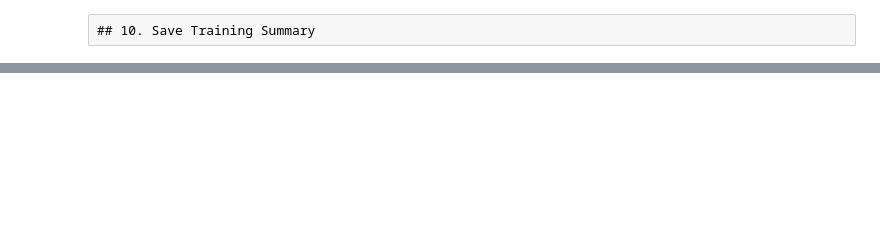
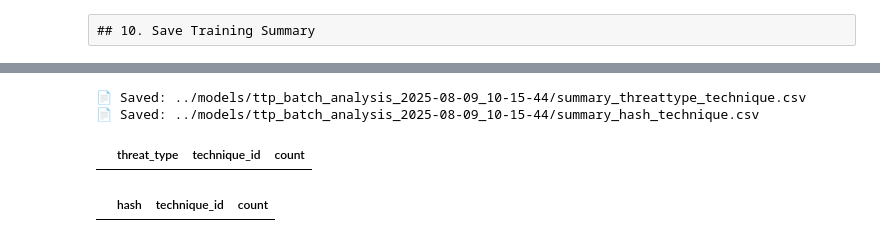
Before and after one commit to minhhuysgdev/LLM-TKIG, a Jupyter notebook: notebooks/04_ttp_classification_training.ipynb, the cells around one changed output, grey strips where cells are left out. Saved outputs shown, nothing was run; the diff lists cells and outputs as text; code cells hidden in the pictures; blank space fills up the shorter version.

```diff
--- a/notebooks/04_ttp_classification_training.ipynb
+++ b/notebooks/04_ttp_classification_training.ipynb
@@ -714,0 +947,47 @@ if eval_result_obj is None:
+# %%
+# Summaries
+from collections import Counter
+
+# Threat type ↔ Technique ID
+pair_counts_tt = Counter()
+for row in results:
+    threat_type = row.get("threat_type")
+    technique_id = row.get("technique_id")
+    if threat_type and technique_id:
+        pair_counts_tt[(threat_type, technique_id)] += 1
+
+summary_tt = pd.DataFrame(
+    [(tt, tid, c) for (tt, tid), c in pair_counts_tt.items()],
+    columns=["threat_type", "technique_id", "count"],
+).sort_values("count", ascending=False)
+
+# Hash ↔ Technique ID
+pair_counts_ht = Counter()
+for row in results:
+    technique_id = row.get("technique_id")
+    for h in row.get("hashes") or []:
+        if technique_id:
+            pair_counts_ht[(h, technique_id)] += 1
+
+summary_ht = pd.DataFrame(
+    [(h, tid, c) for (h, tid), c in pair_counts_ht.items()],
+    columns=["hash", "technique_id", "count"],
+).sort_values("count", ascending=False)
+
+# Save
+summary_tt_csv = os.path.join(REL_OUT_DIR, "summary_threattype_technique.csv")
+summary_ht_csv = os.path.join(REL_OUT_DIR, "summary_hash_technique.csv")
+summary_tt.to_csv(summary_tt_csv, index=False)
+summary_ht.to_csv(summary_ht_csv, index=False)
+
+print(f"📄 Saved: {summary_tt_csv}")
+print(f"📄 Saved: {summary_ht_csv}")
+
+# Display top rows
+display(summary_tt.head(20))
+display(summary_ht.head(20))
+# %% [output]
+📄 Saved: ../models/ttp_batch_analysis_2025-08-09_10-15-44/summary_threattype_technique.csv
+📄 Saved: ../models/ttp_batch_analysis_2025-08-09_10-15-44/summary_hash_technique.csv
+|  | threat_type | technique_id | count |
+|  | hash | technique_id | count |
```
Also changed, not shown: parts of 14 cells of this notebook, 4 other files.
